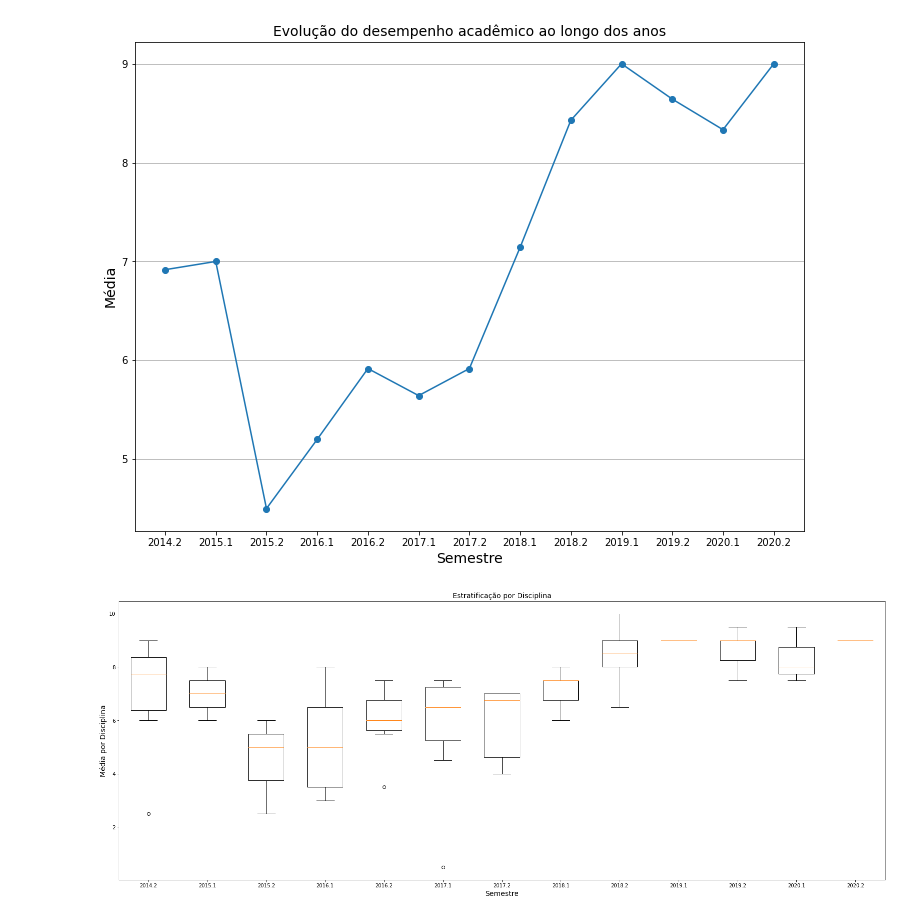
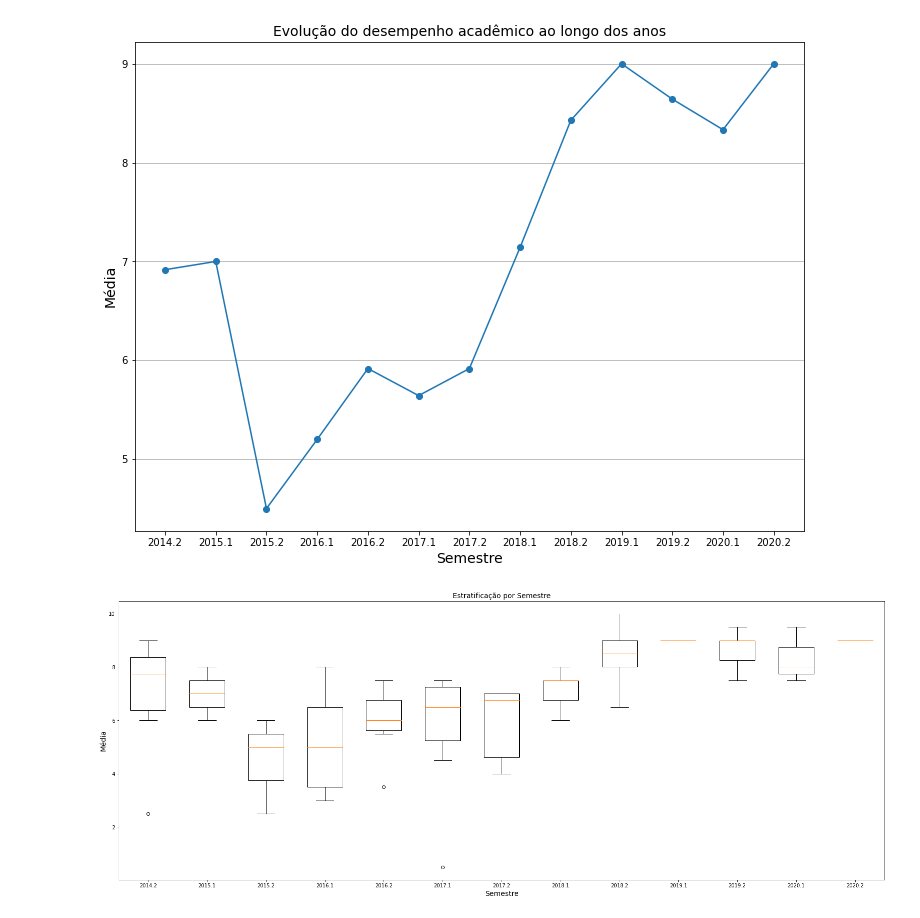
Before and after one commit to giacomocolonetti/giacomocolonetti, a Jupyter notebook: me.ipynb, the cells around one changed output. Cells and saved outputs as stored; diff of their text form; code cells hidden in the pictures.

```diff
--- a/me.ipynb
+++ b/me.ipynb
@@ -32,20 +32,20 @@ ax1.plot(avg_df['Semestre'], avg_df['Avg'], marker = 'o')
 # %%
 fig2, ax2 = plt.subplots()
 fig2.tight_layout()
 fig2.set_size_inches(24,9)
 
 ax2.set_xlabel('Semestre', fontdict = font1)
-ax2.set_ylabel('Média por Disciplina', fontdict = font1)
-ax2.set_title('Estratificação por Disciplina', fontdict = font1)
+ax2.set_ylabel('Média', fontdict = font1)
+ax2.set_title('Estratificação por Semestre', fontdict = font1)
 
 semestres = df['Semestre'].unique().tolist()
 df_dict = {elem : pd.DataFrame for elem in semestres}
 
 for key in df_dict.keys():
   df_dict[key] = df[:][df['Semestre'] == key]
 
 ax2.set_xticklabels(semestres)
 for semester in semestres:
   ax2.boxplot(df_dict[semester]['Nota'], positions=[semestres.index(semester)], widths=0.6)
 # %% [output]
-[figure, old version]
+[figure, new version]
```
Also changed, not shown: parts of 1 cell of this notebook.
